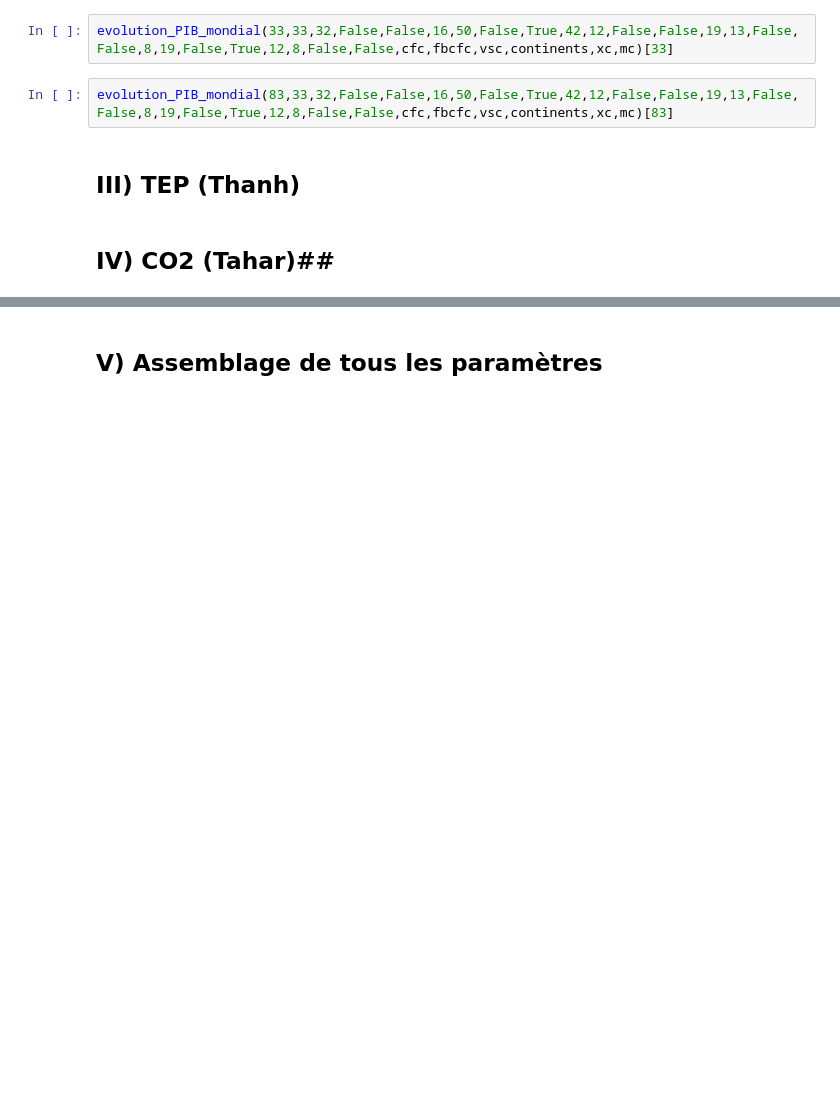
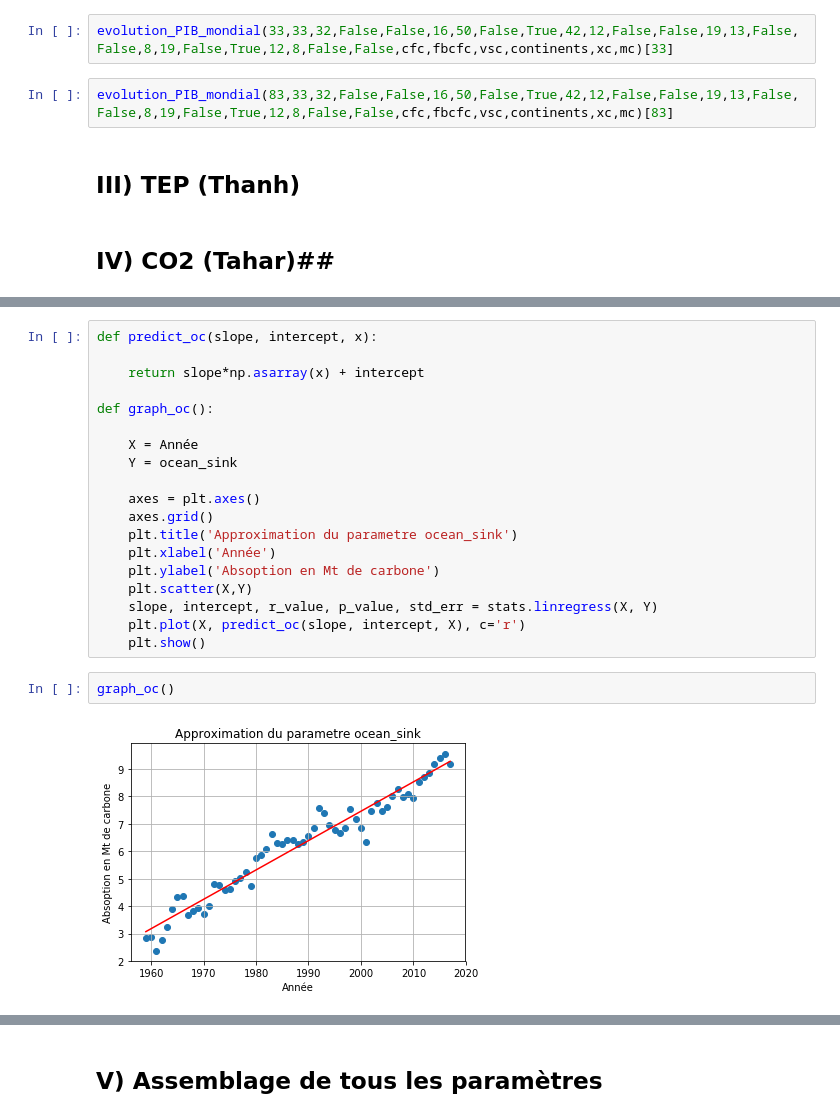
Before and after one commit to are2019-mipia1a2/Evolution-CO2, a Jupyter notebook: (pas bon)po+pib.ipynb, the cells around one changed output, grey strips where cells are left out. Cells and saved outputs as stored; diff of their text form; blank space fills up the shorter version.

```diff
--- a/(pas bon)po+pib.ipynb
+++ b/(pas bon)po+pib.ipynb
@@ -1006,0 +1093,23 @@ evolution_PIB_mondial(83,33,32,False,False,16,50,False,True,42,12,False,False,19
+# %%
+def predict_oc(slope, intercept, x):
+
+    return slope*np.asarray(x) + intercept
+
+def graph_oc():
+
+    X = Année
+    Y = ocean_sink
+
+    axes = plt.axes()
+    axes.grid()
+    plt.title('Approximation du parametre ocean_sink')
+    plt.xlabel('Année')
+    plt.ylabel('Absoption en Mt de carbone')
+    plt.scatter(X,Y)
+    slope, intercept, r_value, p_value, std_err = stats.linregress(X, Y)
+    plt.plot(X, predict_oc(slope, intercept, X), c='r')
+    plt.show()
+# %%
+graph_oc()
+# %% [output]
+[figure, added]
```
Also changed, not shown: parts of 12 cells of this notebook.
